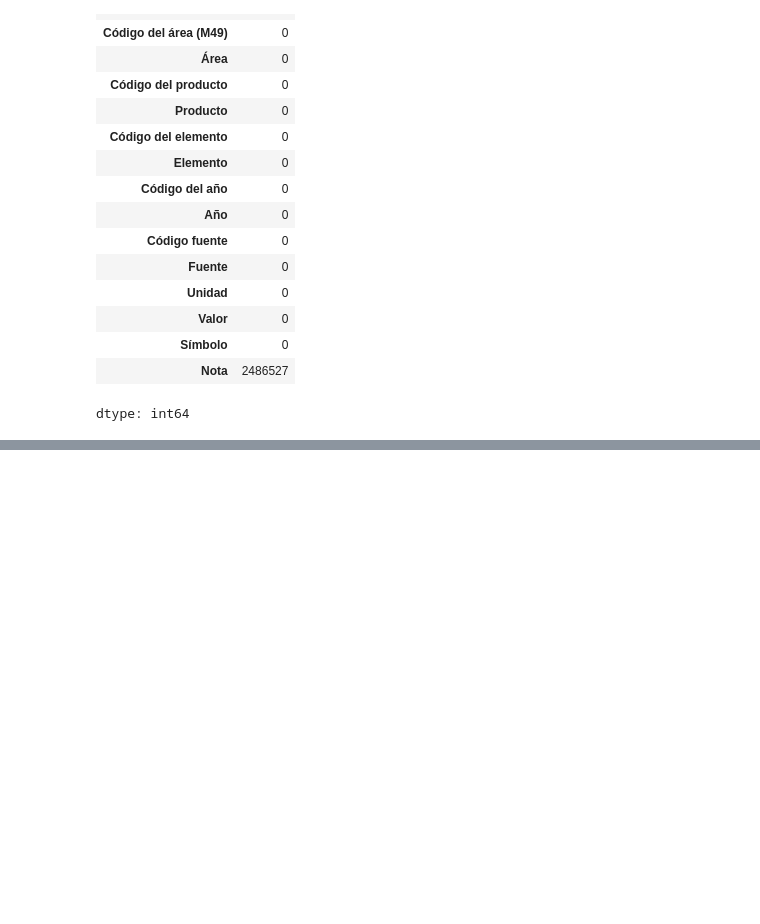
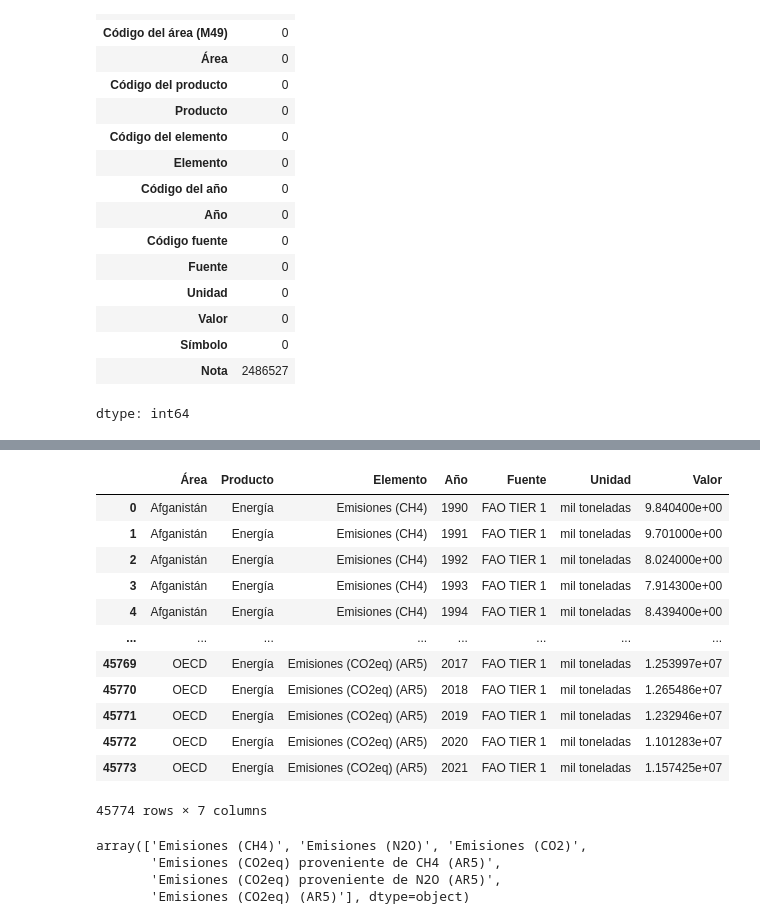
Before and after one commit to ctalamilla/ugr-lcd-tp3-cdd, a Jupyter notebook: ugr_lcd_tp3_cdd.ipynb, the cells around one changed output, grey strips where cells are left out. Saved outputs shown, nothing was run; the diff lists cells and outputs as text; code cells hidden in the pictures; blank space fills up the shorter version.

```diff
--- a/ugr_lcd_tp3_cdd.ipynb
+++ b/ugr_lcd_tp3_cdd.ipynb
@@ -283,0 +286,2 @@ analyze_dataframe_to_df(data)
+# %%
+data = data[['Área','Producto', 'Elemento', 'Año', 'Fuente', 'Unidad', 'Valor']]
@@ -283,0 +325,24 @@ analyze_dataframe_to_df(data)
+# %%
+data = data.loc[data['Producto']=='Energía' , :].reset_index(drop=True)
+data
+# %% [output]
+|  | Área | Producto | Elemento | Año | Fuente | Unidad | Valor |
+| 0 | Afganistán | Energía | Emisiones (CH4) | 1990 | FAO TIER 1 | mil toneladas | 9.840400e+00 |
+| 1 | Afganistán | Energía | Emisiones (CH4) | 1991 | FAO TIER 1 | mil toneladas | 9.701000e+00 |
+| 2 | Afganistán | Energía | Emisiones (CH4) | 1992 | FAO TIER 1 | mil toneladas | 8.024000e+00 |
+| 3 | Afganistán | Energía | Emisiones (CH4) | 1993 | FAO TIER 1 | mil toneladas | 7.914300e+00 |
+| 4 | Afganistán | Energía | Emisiones (CH4) | 1994 | FAO TIER 1 | mil toneladas | 8.439400e+00 |
+| ... | ... | ... | ... | ... | ... | ... | ... |
+| 45769 | OECD | Energía | Emisiones (CO2eq) (AR5) | 2017 | FAO TIER 1 | mil toneladas | 1.253997e+07 |
+| 45770 | OECD | Energía | Emisiones (CO2eq) (AR5) | 2018 | FAO TIER 1 | mil toneladas | 1.265486e+07 |
+| 45771 | OECD | Energía | Emisiones (CO2eq) (AR5) | 2019 | FAO TIER 1 | mil toneladas | 1.232946e+07 |
+| 45772 | OECD | Energía | Emisiones (CO2eq) (AR5) | 2020 | FAO TIER 1 | mil toneladas | 1.101283e+07 |
+| 45773 | OECD | Energía | Emisiones (CO2eq) (AR5) | 2021 | FAO TIER 1 | mil toneladas | 1.157425e+07 |
+45774 rows × 7 columns
+# %%
+data['Elemento'].unique()
+# %% [output]
+array(['Emisiones (CH4)', 'Emisiones (N2O)', 'Emisiones (CO2)',
+       'Emisiones (CO2eq) proveniente de CH4 (AR5)',
+       'Emisiones (CO2eq) proveniente de N2O (AR5)',
+       'Emisiones (CO2eq) (AR5)'], dtype=object)
```
Also changed, not shown: parts of 19 cells of this notebook.
